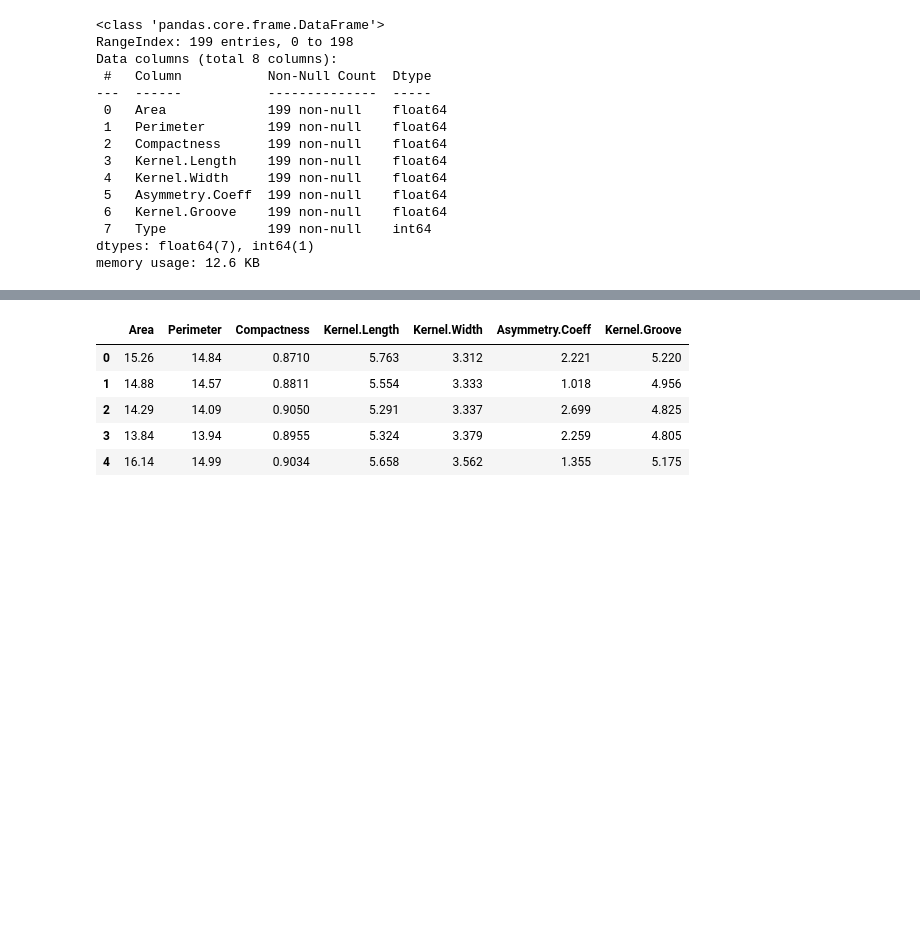
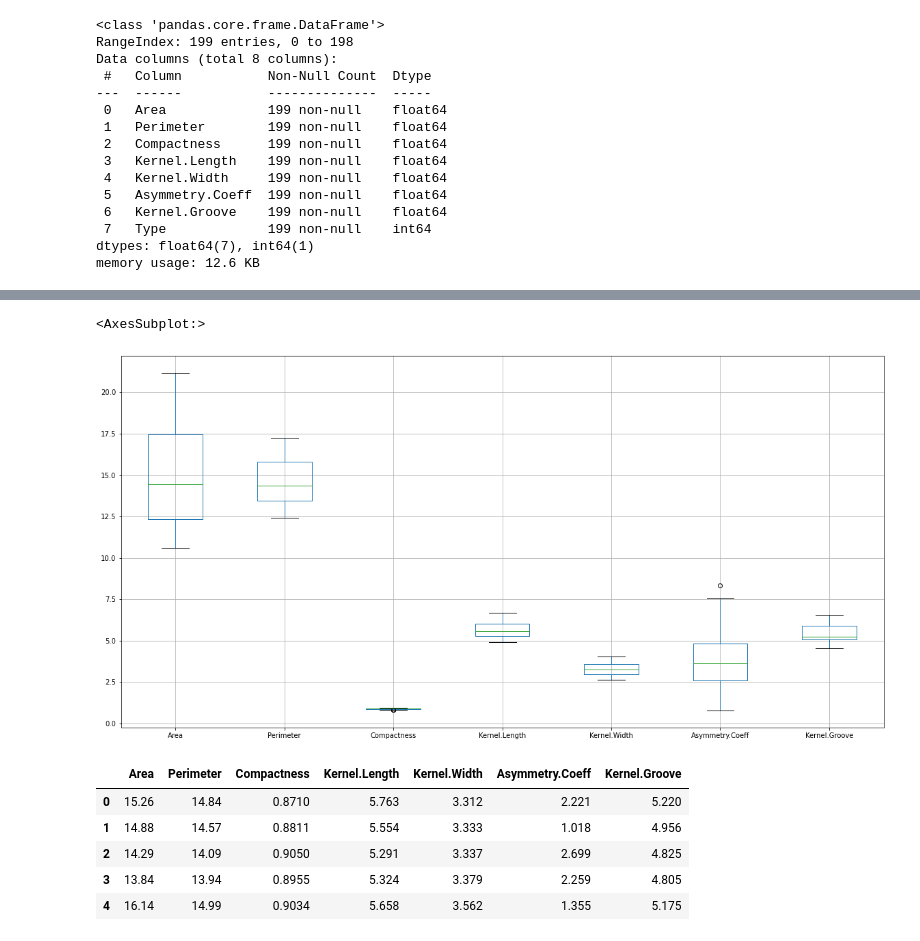
Before and after one commit to leokan1/AIDI2004_finalproject, a Jupyter notebook: AIDI2004_finalproject.ipynb, the cells around one changed output, grey strips where cells are left out. Drawn from its saved outputs; the diff is of its cells as text; code cells hidden in the pictures; blank space fills up the shorter version.

```diff
--- a/AIDI2004_finalproject.ipynb
+++ b/AIDI2004_finalproject.ipynb
@@ -64,6 +78,11 @@ df.Type.replace({1 :"Kama" , 2 :"Rosa" , 3 :"Canadian"} , inplace = True)
 # %%
 X = df.iloc[:,:-1]# indepented variable and droping Patinet ID
 y = df.iloc[:,-1]# Target Data
+# %%
+X.boxplot(figsize=(20,10))
+# %% [output]
+<AxesSubplot:>
+[figure, added]
 # %%
 X.head()
 # %% [output]
```
Also changed, not shown: parts of 5 cells of this notebook.
